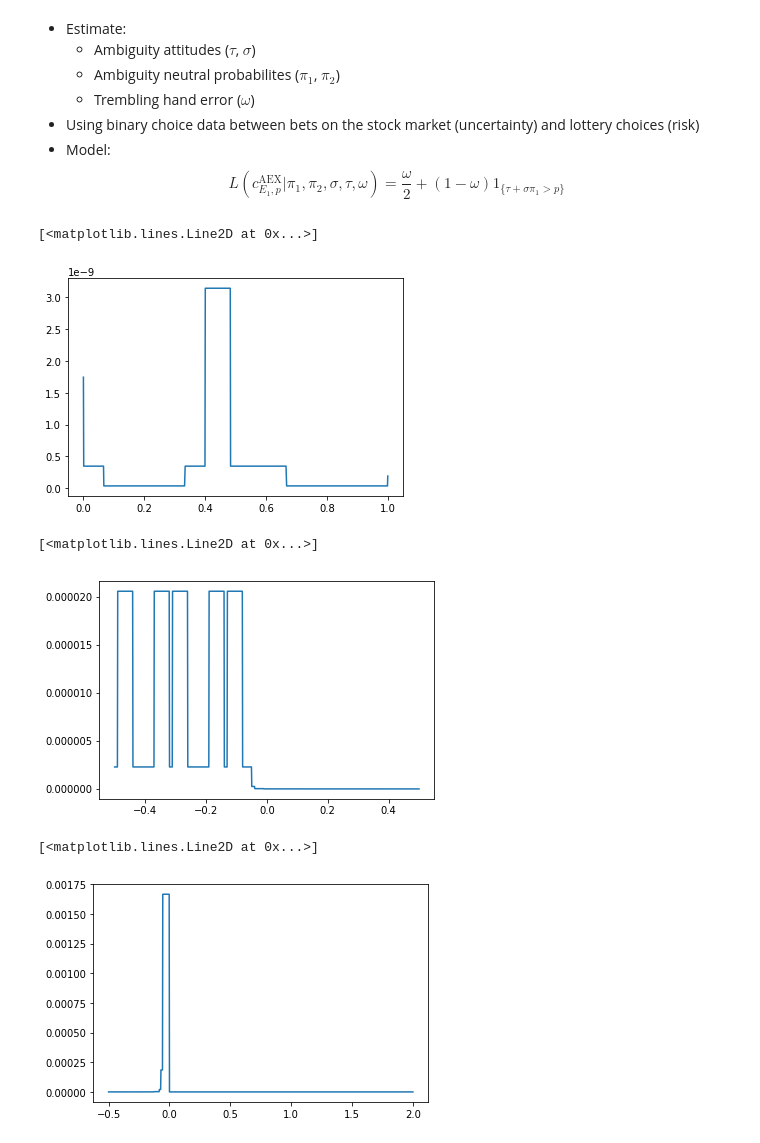
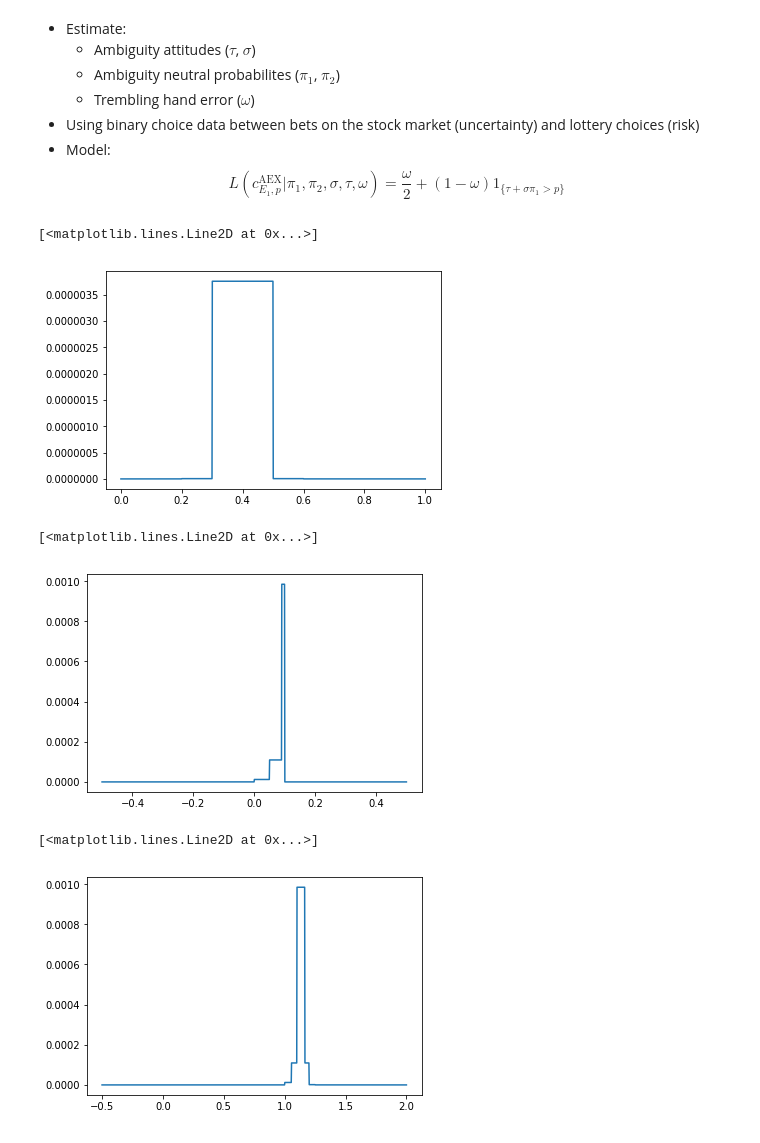
Before and after one commit to ChristianZimpelmann/introduction_mystic, a Jupyter notebook: introduction_mystic.ipynb, the cells around one changed output. Saved outputs shown, nothing was run; the diff lists cells and outputs as text; code cells hidden in the pictures.

Commit message:
Used different agent.

```diff
--- a/introduction_mystic.ipynb
+++ b/introduction_mystic.ipynb
@@ -320,31 +320,31 @@ from src.model_code.agent import (
 from src.analysis.main import ModelWithLikelihood
 # %%
 model = ModelWithLikelihood('omega_without_e0', 'opt_diff_evolution', use_sim_data=False)
-agent = model.agents[800015]
+agent = model.agents[800216]
 # %%
 #pi_1
 x = np.linspace(0, 1, 1000)
-y = [agent.eval_likelihood({'pi_1':i, 'pi_2':0.6, 'tau':0.1, 'sigma':0.6, 'omega':0.2, 'theta':0}) for i in x]
+y = [agent.eval_likelihood({'pi_1':i, 'pi_2':0.1, 'tau': 0, 'sigma': 1, 'omega':0.2, 'theta':0}) for i in x]
 plt.plot(x, y)
 # %% [output]
 [<matplotlib.lines.Line2D at 0x...>]
-[figure, old version]
+[figure, new version]
 # %%
 #tau
 x = np.linspace(-0.5, 0.5, 1000)
-y = [agent.eval_likelihood({'pi_1':0.1, 'pi_2':0.6, 'tau':i, 'sigma':0.6, 'omega':0.2, 'theta':0}) for i in x]
+y = [agent.eval_likelihood({'pi_1':0.4, 'pi_2':0.1, 'tau': i, 'sigma': 1, 'omega':0.2, 'theta':0}) for i in x]
 plt.plot(x, y)
 # %% [output]
 [<matplotlib.lines.Line2D at 0x...>]
-[figure, old version]
+[figure, new version]
 # %%
 #sigma
 x = np.linspace(-0.5, 2, 1000)
-y = [agent.eval_likelihood({'pi_1':0.1, 'pi_2':0.6, 'tau':0.1, 'sigma':i, 'omega':0.2, 'theta':0}) for i in x]
+y = [agent.eval_likelihood({'pi_1':0.4, 'pi_2':0.1, 'tau': 0, 'sigma':i, 'omega':0.2, 'theta':0}) for i in x]
 plt.plot(x, y)
 # %% [output]
 [<matplotlib.lines.Line2D at 0x...>]
-[figure, old version]
+[figure, new version]
 # %%
 #omega
 x = np.linspace(0, 1, 1000)
```
Also changed, not shown: parts of 3 cells of this notebook.
